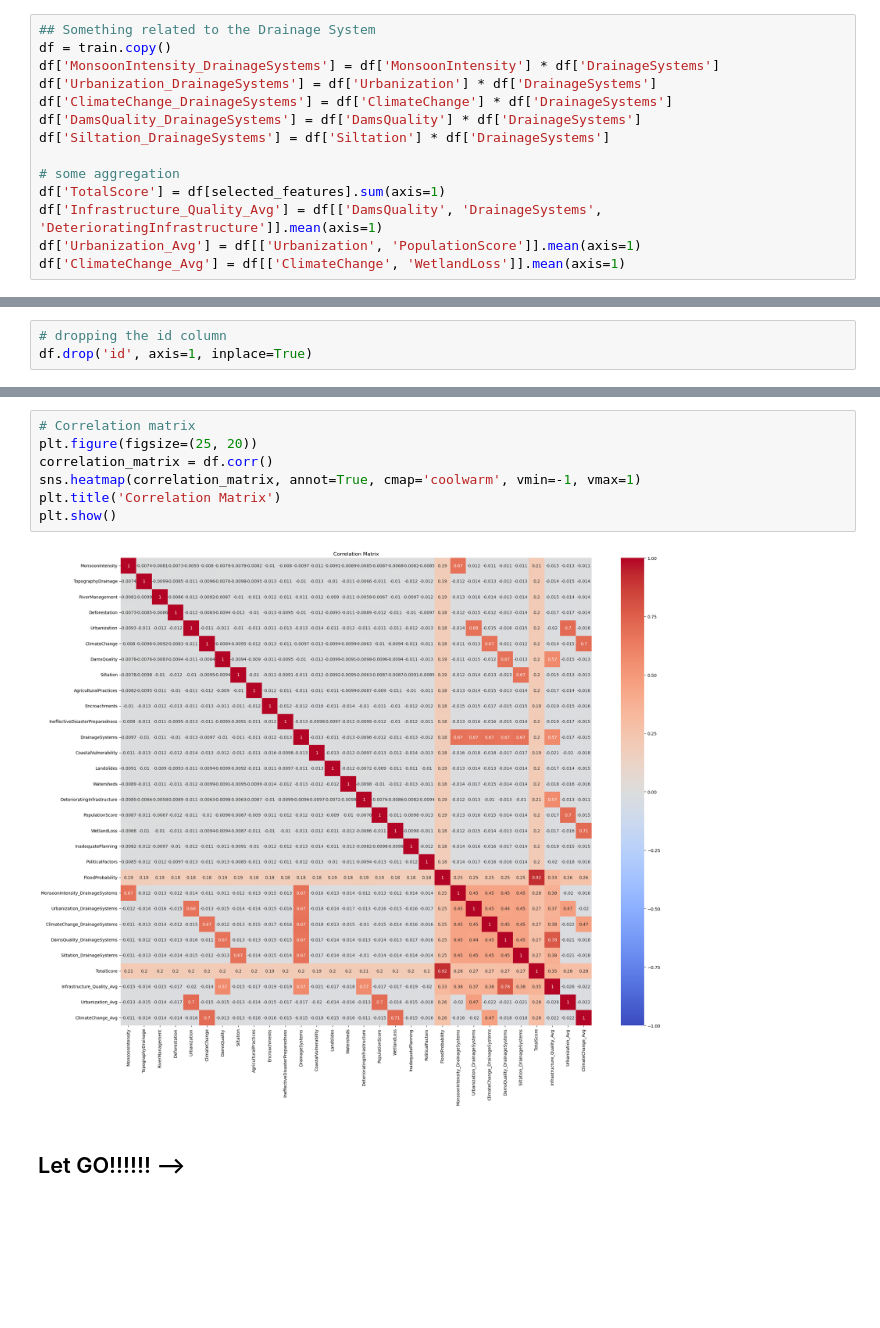
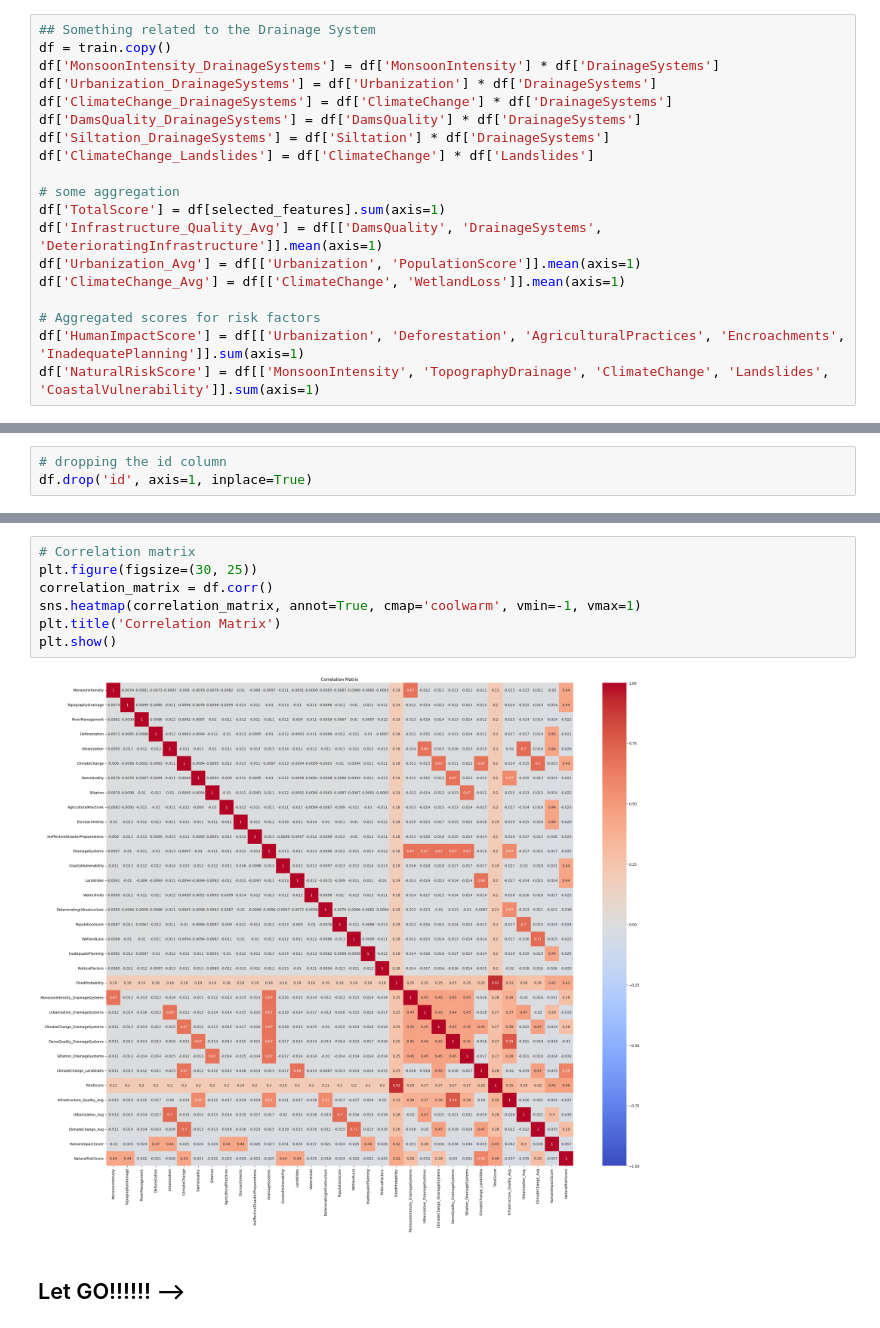
Before and after one commit to timothyafolami/Flood-Prediction, a Jupyter notebook: notebook_2.ipynb, the cells around one changed output, grey strips where cells are left out. Cells and saved outputs as stored; diff of their text form; blank space fills up the shorter version.

```diff
--- a/notebook_2.ipynb
+++ b/notebook_2.ipynb
@@ -187,12 +187,17 @@ df['Urbanization_DrainageSystems'] = df['Urbanization'] * df['DrainageSystems']
 df['ClimateChange_DrainageSystems'] = df['ClimateChange'] * df['DrainageSystems']
 df['DamsQuality_DrainageSystems'] = df['DamsQuality'] * df['DrainageSystems']
 df['Siltation_DrainageSystems'] = df['Siltation'] * df['DrainageSystems']
+df['ClimateChange_Landslides'] = df['ClimateChange'] * df['Landslides']
 
 # some aggregation
 df['TotalScore'] = df[selected_features].sum(axis=1)
 df['Infrastructure_Quality_Avg'] = df[['DamsQuality', 'DrainageSystems', 'DeterioratingInfrastructure']].mean(axis=1)
 df['Urbanization_Avg'] = df[['Urbanization', 'PopulationScore']].mean(axis=1)
 df['ClimateChange_Avg'] = df[['ClimateChange', 'WetlandLoss']].mean(axis=1)
+
+# Aggregated scores for risk factors
+df['HumanImpactScore'] = df[['Urbanization', 'Deforestation', 'AgriculturalPractices', 'Encroachments', 'InadequatePlanning']].sum(axis=1)
+df['NaturalRiskScore'] = df[['MonsoonIntensity', 'TopographyDrainage', 'ClimateChange', 'Landslides', 'CoastalVulnerability']].sum(axis=1)
 # %%
 df.head()
 # %% [output]
@@ -271,12 +276,12 @@ plt.show()
 # %%
 # Correlation matrix
-plt.figure(figsize=(25, 20))
+plt.figure(figsize=(30, 25))
 correlation_matrix = df.corr()
 sns.heatmap(correlation_matrix, annot=True, cmap='coolwarm', vmin=-1, vmax=1)
 plt.title('Correlation Matrix')
 plt.show()
 # %% [output]
-[figure, old version]
+[figure, new version]
 # %% [markdown]
 ##  Let GO!!!!!! -->
 # %%
```
Also changed, not shown: parts of 30 cells of this notebook, 5 other files.
